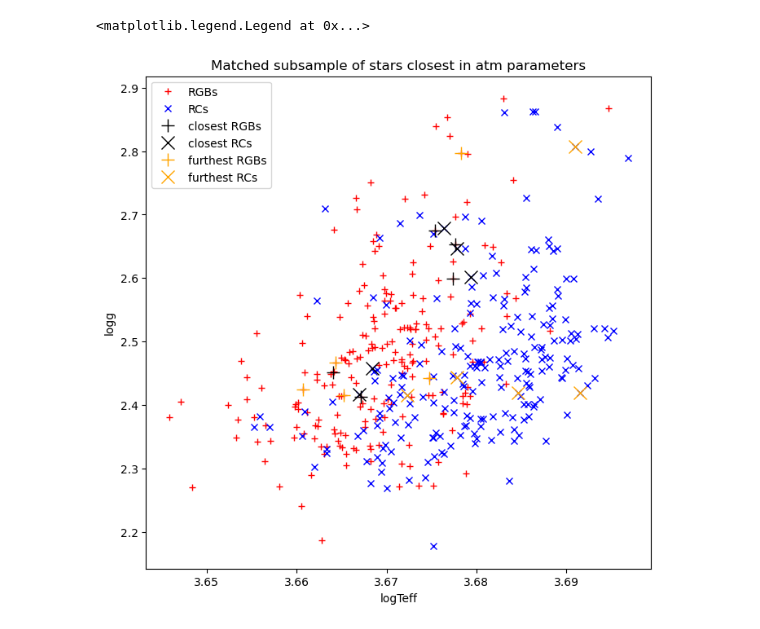
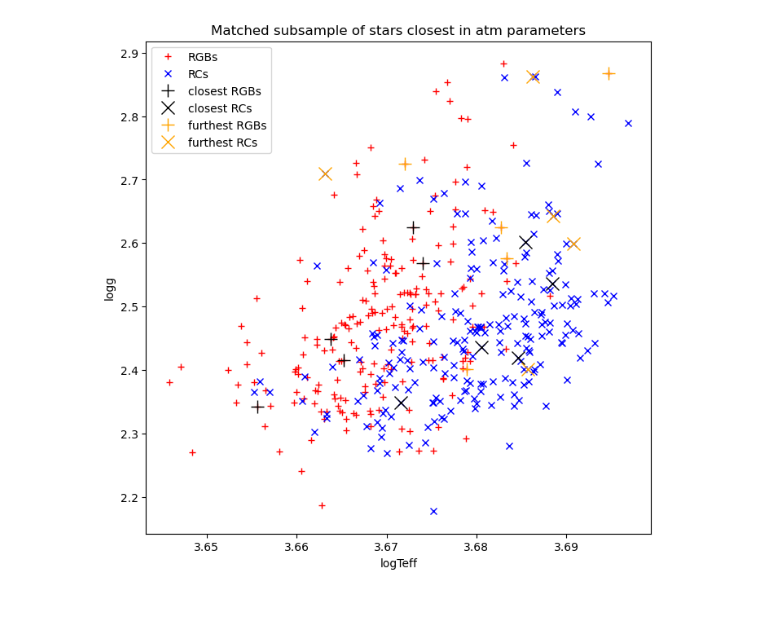
Before and after one commit to pollygecko/sharing-APOGEE_APOKASC, a Jupyter notebook: Umbrella Code for Gaia and APO3.ipynb, the cells around one changed output. Cells and saved outputs as stored; diff of their text form; code cells hidden in the pictures.

```diff
--- a/Umbrella Code for Gaia and APO3.ipynb
+++ b/Umbrella Code for Gaia and APO3.ipynb
@@ -94,6 +94,6 @@ def linear_fit(X,a,b,c,d):
 #General function for orthogonal fitting of amps and freqs
 def odr_fit(A, X):
     x,y,z = X
-    return A[0]+A[1]*x+A[2]*y+A[3]*z
+    return A[0]+A[1]*x+A[2]/3.0*y+A[3]/0.8*z
 # %%
 def orth_fittings(x,sx,y,sy):
@@ -143 +157,15 @@ def plottings(coeffs,errors):
     return line
+# %%
+matched_return = np.where(KIC_B[iRC] == 5084176)
+matched_return1 = np.where(KIC_B[iRC] == 6869093)
+j = np.where(KIC_B[iRC] == 3539261)
+j1 = np.where(KIC_B[iRC] == 5806787)
+print(j, j1)
+dist2 = (logTeff[iRG]-logTeff[iRC[i]])**2 + ((logg[iRG]-logg[iRC[i]])/3.0)**2 + ((FeH[iRG]-FeH[iRC[i]])/0.8)**2
+dist = np.sqrt(dist2)
+min_dist = (np.min(dist))
+index = np.where(dist == min_dist)
+print(KIC_B[iRG[index]], ':', min_dist)
+dist2 = (logTeff[iRG[j]]-logTeff[iRC[i]])**2 + ((logg[iRG[j]]-logg[iRC[i]])/3.0)**2 + ((FeH[iRG[j]]-FeH[iRC[i]])/0.8)**2
+dist = np.sqrt(dist2)
+print(KIC_B[iRG[j]], ':', dist)
@@ -259,7 +406,7 @@ f2_fit:
 # %%
-#print(dists[inds])
-#print(np.shape(inds), np.size(inds))
-inds = np.argsort(dists)
+#print(dists[igrn])
+#print(np.shape(igrn), np.size(igrn))
+#igrn = np.argsort(dists)
 
 figure(figsize=(8,8), dpi=100)
 plt.plot(logTeff[iRGs], logg[iRGs], 'r+', label='RGBs')
@@ -274,21 +421,42 @@ list4 = np.array(np.log10(logFreq1[iRCs]))
 set_diff = np.sqrt((list1 - list3)**2 + (list2 - list4)**2)
 list_diff = np.array(set_diff)
 
-indse = np.argsort(list_diff)
+igrn = np.argsort(list_diff)
 
-print('closest KICs in Teff/logg: RGs, RCs, diffs')
-print(KIC_B[iRGs[inds[0:5]]], KIC_B[iRCs[inds[0:5]]], list_diff[indse[0:5]])
+print('closest KICs in granulation params: RGs, RCs, diffs')
+for i in range(0,5):
+    print(KIC_B[iRGs[igrn[i]]], KIC_B[iRCs[igrn[i]]])
+    #print('LogTeff, Logg')
+    print(logTeff[iRGs[igrn[i]]], logTeff[iRCs[igrn[i]]], logg[iRGs[igrn[i]]], logg[iRCs[igrn[i]]])
+    print(logAmp1[iRGs[igrn[i]]], logAmp1[iRCs[igrn[i]]], logFreq1[iRGs[igrn[i]]], logFreq1[iRCs[igrn[i]]])
+print('furthest KICS in granulation params: RGs, RCs, diffs')
+for i in range(Niu-5,Niu):
+    print(KIC_B[iRGs[igrn[i]]], KIC_B[iRCs[igrn[i]]])
+    #print('LogTeff, Logg')
+    print(logTeff[iRGs[igrn[i]]], logTeff[iRCs[igrn[i]]], logg[iRGs[igrn[i]]], logg[iRCs[igrn[i]]])
+    print(logAmp1[iRGs[igrn[i]]], logAmp1[iRCs[igrn[i]]], logFreq1[iRGs[igrn[i]]], logFreq1[iRCs[igrn[i]]])
+
+#^Teff and logg are very close, how the 10 pairs are selected in granulation params H1 comp.
+
+
+print('closest KICs in granulation params: RGs, RCs, diffs')
+print(KIC_B[iRGs[igrn[0:5]]], KIC_B[iRCs[igrn[0:5]]], list_diff[igrn[0:5]])
+#print('LogTeff, Logg Red giants')
+#print(logTeff[iRGs[igrn[0:5]]], logg[iRGs[igrn[0:5]]])
+print('furthest KICS in granulation params: RGs, RCs, diffs')
+print(KIC_B[iRGs[igrn[Niu-5:Niu]]], KIC_B[iRCs[igrn[Niu-5:Niu]]], list_diff[igrn[Niu-5:Niu]])
 print()
-print('furthest KICS in Teff/logg: RGs, RCs, diffs')
-print(KIC_B[iRGs[inds[Niu-5:Niu]]], KIC_B[iRCs[inds[Niu-5:Niu]]], list_diff[indse[Niu-5:Niu]])
+#print(logTeff[iRGs[igrn[Niu-5:Niu]]], logg[iRGs[igrn[Niu-5:Niu]]])
+print()
 
 #matched subsample (219 stars with 2 sets of ten pairs identified)
-plt.plot(logTeff[iRGs[inds[0:5]]], logg[iRGs[inds[0:5]]], 'k+', markersize=12, label='closest RGBs')
-plt.plot(logTeff[iRCs[inds[0:5]]], logg[iRCs[inds[0:5]]], 'kx', markersize=12, label='closest RCs')
-plt.plot(logTeff[iRGs[inds[Niu-5:Niu]]], logg[iRGs[inds[Niu-5:Niu]]], color='orange', marker='+', linestyle='none', markersize=12, label='furthest RGBs')
-plt.plot(logTeff[iRCs[inds[Niu-5:Niu]]], logg[iRCs[inds[Niu-5:Niu]]], color='orange', marker='x', linestyle='none', markersize=12, label='furthest RCs')
+plt.plot(logTeff[iRGs[igrn[0:5]]], logg[iRGs[igrn[0:5]]], 'k+', markersize=12, label='closest RGBs')
+plt.plot(logTeff[iRCs[igrn[0:5]]], logg[iRCs[igrn[0:5]]], 'kx', markersize=12, label='closest RCs')
+plt.plot(logTeff[iRGs[igrn[Niu-5:Niu]]], logg[iRGs[igrn[Niu-5:Niu]]], color='orange', marker='+', linestyle='none', markersize=12, label='furthest RGBs')
+plt.plot(logTeff[iRCs[igrn[Niu-5:Niu]]], logg[iRCs[igrn[Niu-5:Niu]]], color='orange', marker='x', linestyle='none', markersize=12, label='furthest RCs')
 plt.xlabel('logTeff')
 plt.ylabel('logg')
 plt.title('Matched subsample of stars closest in atm parameters')
 plt.legend(loc='upper left')
+plt.savefig('Matched_Sample.jpeg')
 # %% [output]
@@ -300,5 +480,4 @@ furthest KICS in Teff/logg: RGs, RCs, diffs
-<matplotlib.legend.Legend at 0x...>
-[figure, old version]
+[figure, new version]
 # %%
 #full sample diagram with same 10 pairs pointed out
 figure(figsize=(8,8), dpi=100)
```
Also changed, not shown: parts of 9 cells of this notebook.
